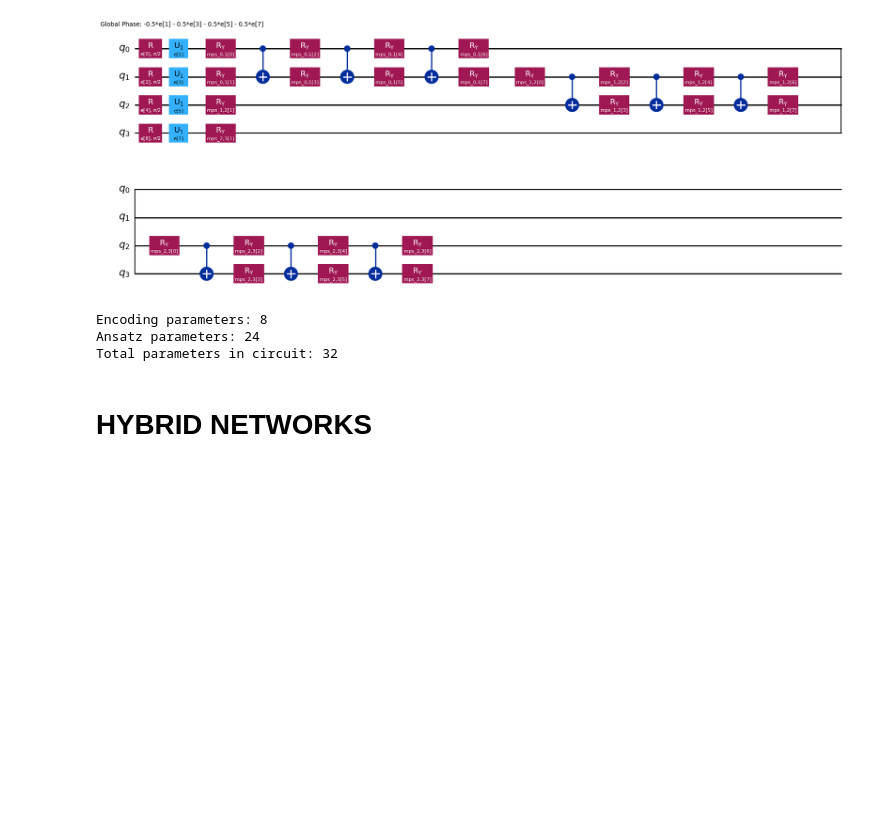
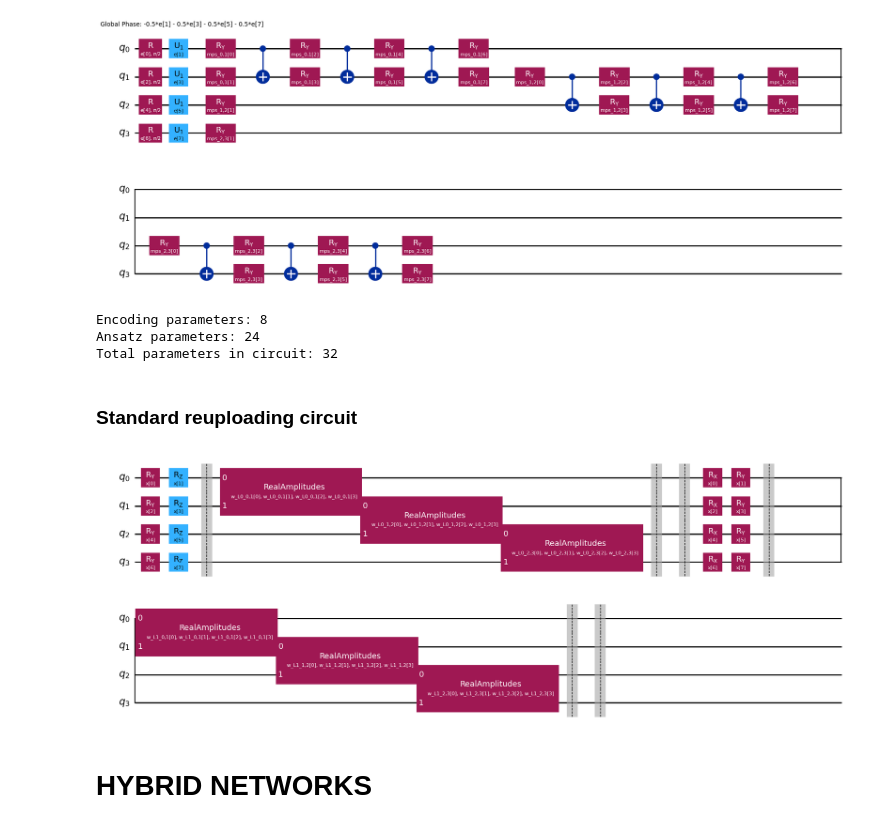
Before and after one commit to Davy592/Quantum-Metric-Learning-with-Reuploading, a Jupyter notebook: Quantum Metric Learning.ipynb, the cells around one changed output. Drawn from its saved outputs; the diff is of its cells as text; code cells hidden in the pictures; blank space fills up the shorter version.

Commit message:
Added Standard Reuploading full circuit with MPS

```diff
--- a/Quantum Metric Learning.ipynb
+++ b/Quantum Metric Learning.ipynb
@@ -699,6 +699,68 @@ print("Total parameters in circuit:", len(qnn.parameters))
 Encoding parameters: 8
 Ansatz parameters: 24
 Total parameters in circuit: 32
+# %% [markdown]
+### Standard reuploading circuit
+# %%
+from qiskit import QuantumCircuit
+from qiskit.circuit import ParameterVector
+from qiskit.circuit.library import RealAmplitudes
+import math
+
+def build_mps_reuploading_model(n_features, layers=2):
+    """
+    Costruisce un classificatore Re-uploading usando:
+    - Layer 1: yz_angles_encoding + MPS
+    - Layer 2: RxRy_encoding + MPS
+
+    Args:
+        n_features (int): Numero di dati in input.
+        layers (int): Quante volte ripetere la sequenza [Encoder -> MPS] (default=2).
+    """
+
+    # Calcoliamo il numero di qubit necessari
+    n_qubits = math.ceil(n_features / 2)
+
+    # Inizializziamo il circuito finale
+    full_qc = QuantumCircuit(n_qubits, name="MPS Re-uploading Classifier")
+
+    # Creiamo i parametri di input UNA VOLTA SOLA (condivisi tra tutti i layer)
+    input_params = ParameterVector("x", n_features)
+
+    # Ciclo di Re-uploading (Sandwich)
+    for layer in range(layers):
+
+        # --- A. Aggiungiamo l'Encoder ---
+        if layer == 0:
+            # Primo layer: usa yz_angles_encoding riutilizzando i parametri
+            encoder_block = yz_angles_encoding(n_features, params=input_params)
+        elif layer == 1:
+            # Secondo layer: usa RxRy_encoding riutilizzando i parametri
+            encoder_block = RxRy_encoding(n_features, params=input_params)
+        else:
+            # Terzo layer: usa RzRx_encoding riutilizzando i parametri
+            encoder_block = RzRx_encoding(n_features, params=input_params)
+
+        full_qc.compose(encoder_block, inplace=True)
+        full_qc.barrier()
+
+        # --- B. Aggiungiamo l'MPS (Ansatz) ---
+        mps_block = MPS(n_qubits, parameter_prefix=f"w_L{layer}", reps=1)
+        full_qc.compose(mps_block, inplace=True)
+
+        full_qc.barrier()
+        full_qc.barrier()
+
+    return full_qc
+
+# --- TEST ---
+# Supponiamo 8 feature e 2 livelli di profondità
+qnn_std_reupload = build_mps_reuploading_model(n_features=8, layers=2)
+
+# Disegniamo il risultato
+qnn_std_reupload.draw(output="mpl")
+# %% [output]
+[figure, added]
 # %% [markdown]
 # HYBRID NETWORKS
 # %% [markdown]
```
Also changed, not shown: parts of 3 cells of this notebook.
